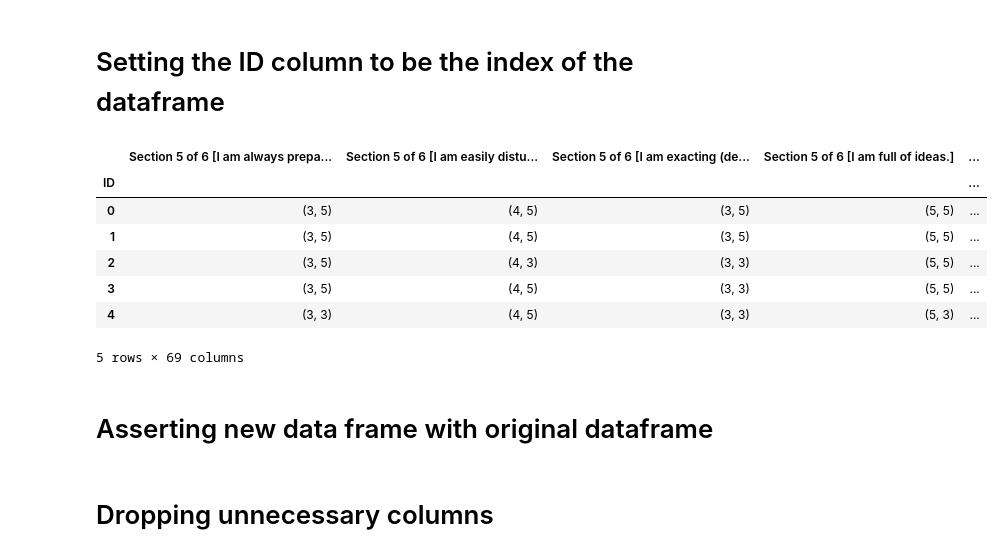
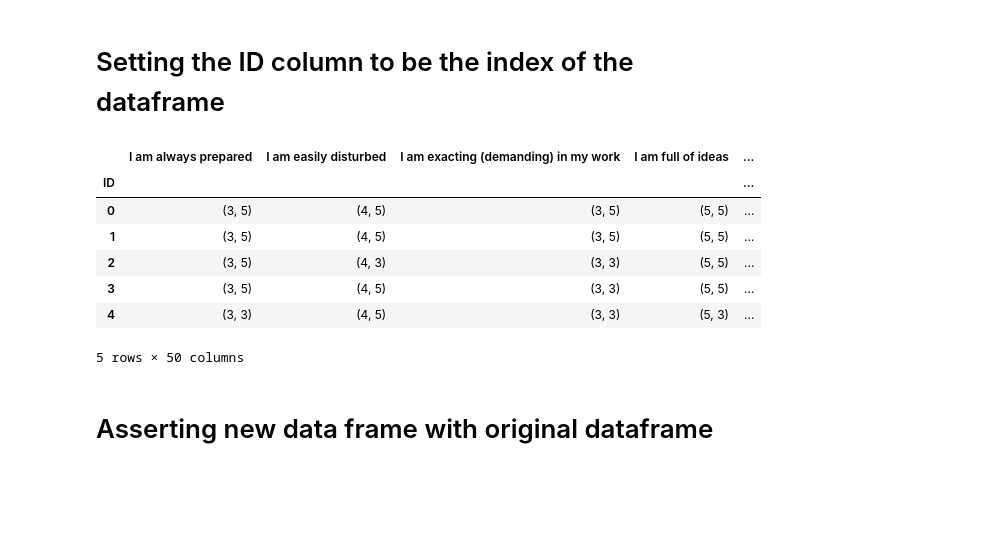
Before and after one commit to rethabilethulo/Data_wrangling, a Jupyter notebook: Data Wrangling.ipynb, the cells around one changed output. Drawn from its saved outputs; the diff is of its cells as text; code cells hidden in the pictures; blank space fills up the shorter version.

```diff
--- a/Data Wrangling.ipynb
+++ b/Data Wrangling.ipynb
@@ -56,20 +111,18 @@ new_df.head(5)
 # %% [markdown]
 # Setting the ID column to be the index of the dataframe
 # %%
-per_index = perscore_df.set_index("ID")
+per_index = new_df.set_index("ID")
 per_index.head(5)
 # %% [output]
-|  | Section 5 of 6 [I am always prepa... | Section 5 of 6 [I am easily distu... | Section 5 of 6 [I am exacting (de... | Section 5 of 6 [I am full of ideas.] | ... |
+|  | I am always prepared | I am easily disturbed | I am exacting (demanding) in my work | I am full of ideas | ... |
 | ID |  |  |  |  | ... |
 | 0 | (3, 5) | (4, 5) | (3, 5) | (5, 5) | ... |
 | 1 | (3, 5) | (4, 5) | (3, 5) | (5, 5) | ... |
 | 2 | (3, 5) | (4, 3) | (3, 3) | (5, 5) | ... |
 | 3 | (3, 5) | (4, 5) | (3, 3) | (5, 5) | ... |
 | 4 | (3, 3) | (4, 5) | (3, 3) | (5, 3) | ... |
-5 rows × 69 columns
+5 rows × 50 columns
 # %% [markdown]
 # Asserting new data frame with original dataframe
 # %%
 assert len(perscore_df) == len(new_df)
-# %% [markdown]
-# Dropping unnecessary columns
```
Also changed, not shown: parts of 8 cells of this notebook.
